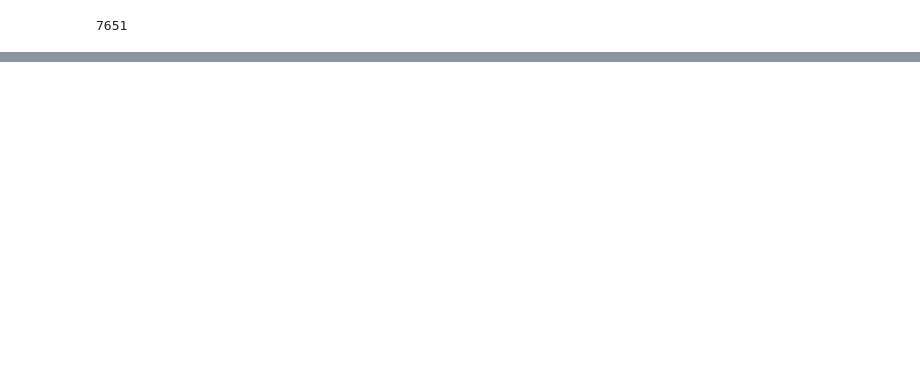
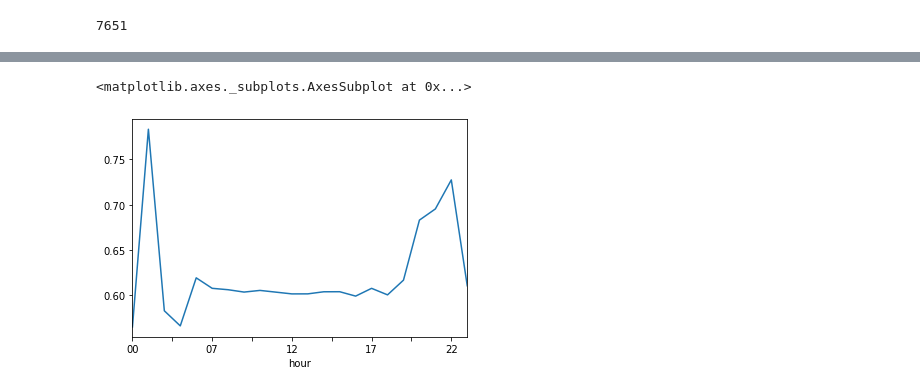
Before and after one commit to meiguan/urban_birds, a Jupyter notebook: explore/exploring_YAMNet_xy1443_Update.ipynb, the cells around one changed output, grey strips where cells are left out. Saved outputs shown, nothing was run; the diff lists cells and outputs as text; code cells hidden in the pictures; blank space fills up the shorter version.

```diff
--- a/explore/exploring_YAMNet_xy1443_Update.ipynb
+++ b/explore/exploring_YAMNet_xy1443_Update.ipynb
@@ -203,0 +296,6 @@ len(mean_predictions2)
+# %%
+# mean(average_pred) vs. Hour
+sensor2_df.groupby('hour')['average_pred'].mean().plot()   #---> does not help much
+# %% [output]
+<matplotlib.axes._subplots.AxesSubplot at 0x...>
+[figure, added]
```
Also changed, not shown: parts of 79 cells of this notebook.
